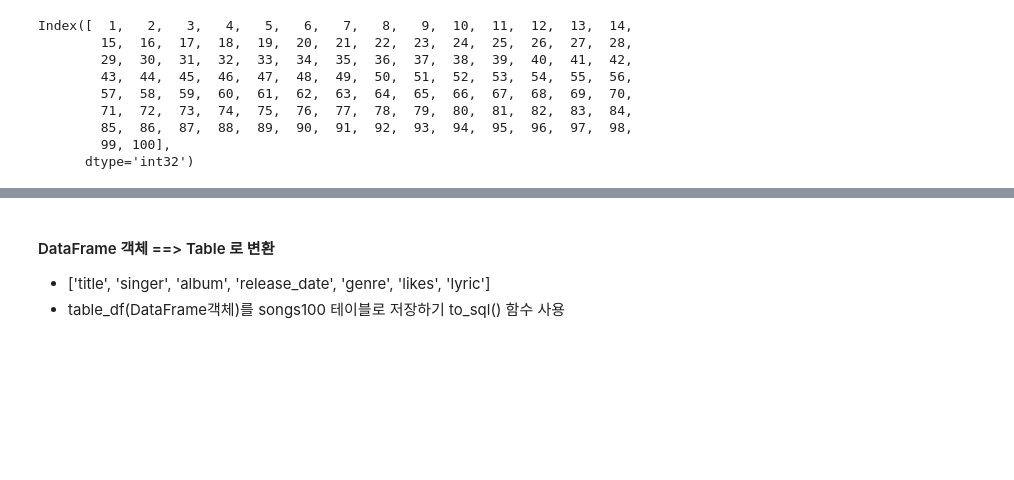
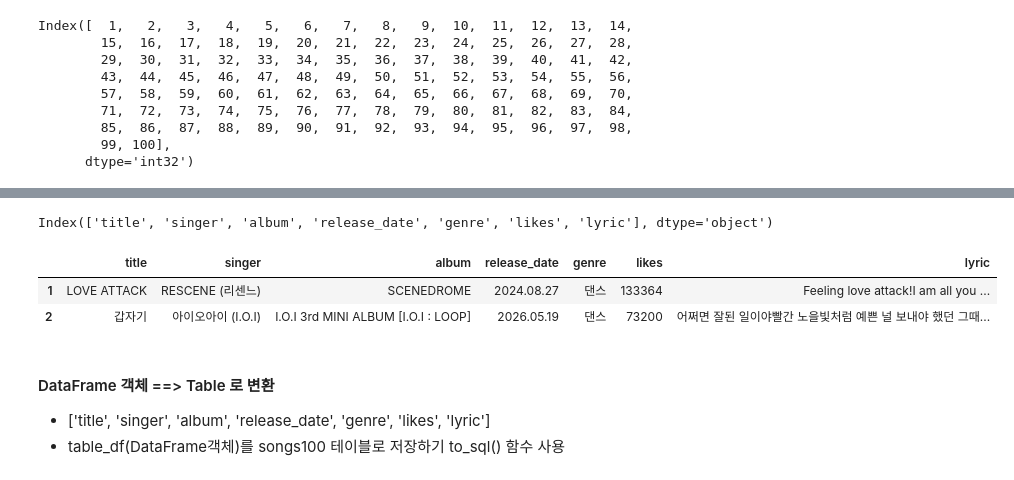
Before and after one commit to DaRamDev/Python_WebScraping_DataAnalysis, a Jupyter notebook: 04.Melon100차트_데이터파싱_DB저장.ipynb, the cells around one changed output, grey strips where cells are left out. Cells and saved outputs as stored; diff of their text form; code cells hidden in the pictures; blank space fills up the shorter version.

```diff
--- a/04.Melon100차트_데이터파싱_DB저장.ipynb
+++ b/04.Melon100차트_데이터파싱_DB저장.ipynb
@@ -274,5 +301,5 @@ Required-by:
 * 컬럼의 데이터 타입을 변경 (발매일을 DATE 타입으로 변경)
 # %%
 # 기존의 DataFrame의 복사본을 만들기
-# table_df = song_df.copy()
-# table_df.head(3)
+table_df = song_df.copy()
+table_df.head(3)
@@ -284,3 +306,4 @@ Required-by:
 # %%
-# table_df.columns = ['title','singer','album','release_date','genre','url','likes','lyric']
-# table_df.head(2)
+# 영문 컬럼명으로 다시 설정하기
+table_df.columns = ['title','singer','album','release_date','genre','url','likes','lyric']
+table_df.head(2)
@@ -291,10 +310,10 @@ Required-by:
 # %%
 #index 값의 1 부터 시작하도록 설정
-# import numpy as np
+import numpy as np
 
 #index 변경
-# table_df.index = np.arange(1, len(table_df)+1)
-# table_df.index
+table_df.index = np.arange(1, len(table_df)+1)
+table_df.index
 # %% [output]
 Index([  1,   2,   3,   4,   5,   6,   7,   8,   9,  10,  11,  12,  13,  14,
         15,  16,  17,  18,  19,  20,  21,  22,  23,  24,  25,  26,  27,  28,
@@ -314,3 +329,3 @@ Index([  1,   2,   3,   4,   5,   6,   7,   8,   9,  10,  11,  12,  13,  14,
 # %%
 # url 컬럼 삭제하기 axis=1은 column, axis=0 은 Row
-# table_df.drop('url', axis=1, inplace=True)
+table_df.drop('url', axis=1, inplace=True)
@@ -321,3 +332,13 @@ Index(['title', 'singer', 'album', 'release_date', 'genre', 'likes', 'lyric'], d
+# %%
+table_df.columns
+# %% [output]
+Index(['title', 'singer', 'album', 'release_date', 'genre', 'likes', 'lyric'], dtype='object')
+# %%
+table_df.head(2)
+# %% [output]
+|  | title | singer | album | release_date | genre | likes | lyric |
+| 1 | LOVE ATTACK | RESCENE (리센느) | SCENEDROME | 2024.08.27 | 댄스 | 133364 | Feeling love attack!I am all you ... |
+| 2 | 갑자기 | 아이오아이 (I.O.I) | I.O.I 3rd MINI ALBUM [I.O.I : LOOP] | 2026.05.19 | 댄스 | 73200 | 어쩌면 잘된 일이야빨간 노을빛처럼 예쁜 널 보내야 했던 그때... |
 # %% [markdown]
 #### DataFrame 객체 ==> Table 로 변환
 * ['title', 'singer', 'album', 'release_date', 'genre', 'likes', 'lyric']
```
Also changed, not shown: parts of 28 cells of this notebook, 4 other files.
